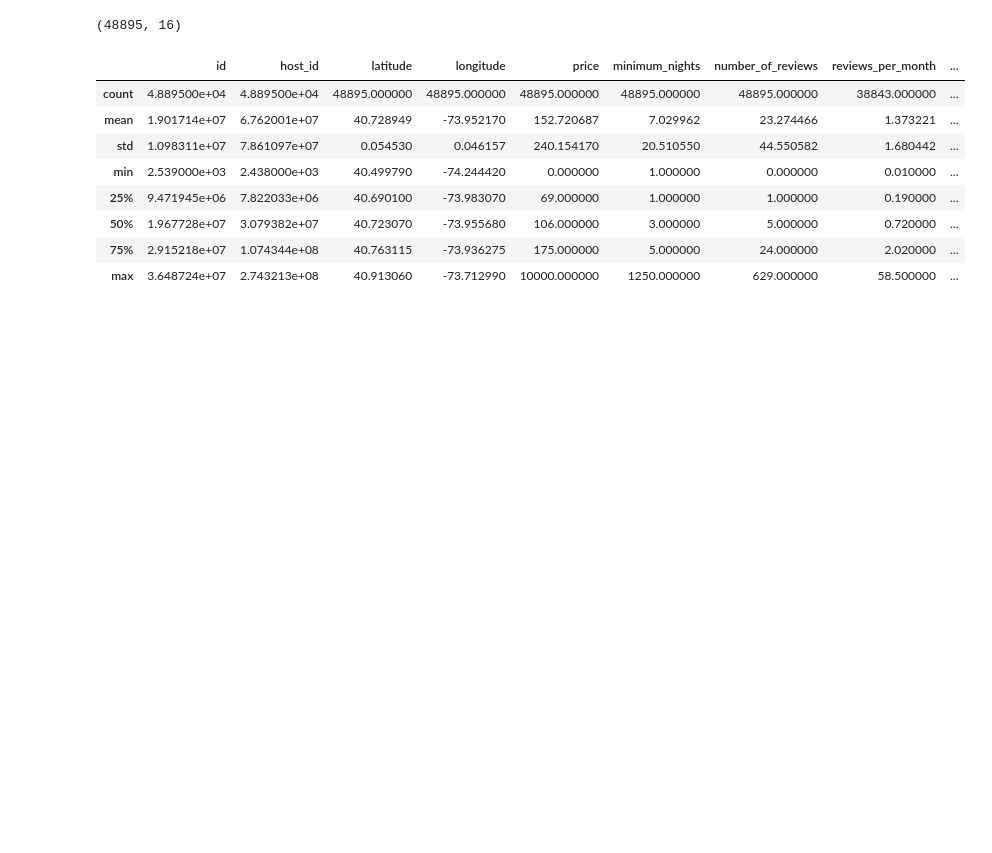
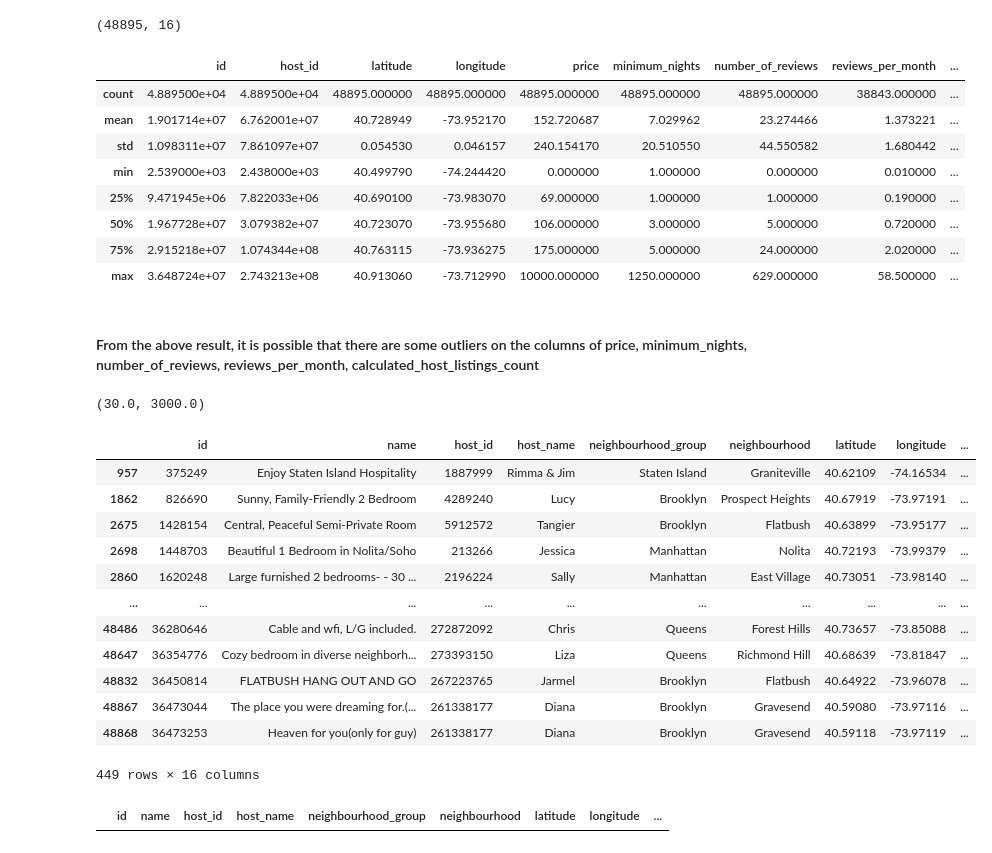
Before and after one commit to rhodapang/Python-Project, a Jupyter notebook: Data Science Feature Engineering by Python.ipynb, the cells around one changed output. Saved outputs shown, nothing was run; the diff lists cells and outputs as text; code cells hidden in the pictures; blank space fills up the shorter version.

```diff
--- a/Data Science Feature Engineering by Python.ipynb
+++ b/Data Science Feature Engineering by Python.ipynb
@@ -187,3 +187,32 @@ df_NY.describe()
 | 50% | 1.967728e+07 | 3.079382e+07 | 40.723070 | -73.955680 | 106.000000 | 3.000000 | 5.000000 | 0.720000 | ... |
 | 75% | 2.915218e+07 | 1.074344e+08 | 40.763115 | -73.936275 | 175.000000 | 5.000000 | 24.000000 | 2.020000 | ... |
 | max | 3.648724e+07 | 2.743213e+08 | 40.913060 | -73.712990 | 10000.000000 | 1250.000000 | 629.000000 | 58.500000 | ... |
+# %% [markdown]
+#### From the above result, it is possible that there are some outliers on the columns of price, minimum_nights, number_of_reviews, reviews_per_month, calculated_host_listings_count
+# %%
+min_threshold, max_threshold = df_NY.price.quantile([0.01,0.999])
+min_threshold, max_threshold
+# %% [output]
+(30.0, 3000.0)
+# %%
+# There are 93 home/apt about the price are outliers
+df_NY[(df_NY['price']<min_threshold) |(df_NY['price'] > max_threshold)]
+# %% [output]
+|  | id | name | host_id | host_name | neighbourhood_group | neighbourhood | latitude | longitude | ... |
+| 957 | 375249 | Enjoy Staten Island Hospitality | 1887999 | Rimma & Jim | Staten Island | Graniteville | 40.62109 | -74.16534 | ... |
+| 1862 | 826690 | Sunny, Family-Friendly 2 Bedroom | 4289240 | Lucy | Brooklyn | Prospect Heights | 40.67919 | -73.97191 | ... |
+| 2675 | 1428154 | Central, Peaceful Semi-Private Room | 5912572 | Tangier | Brooklyn | Flatbush | 40.63899 | -73.95177 | ... |
+| 2698 | 1448703 | Beautiful 1 Bedroom in Nolita/Soho | 213266 | Jessica | Manhattan | Nolita | 40.72193 | -73.99379 | ... |
+| 2860 | 1620248 | Large furnished 2 bedrooms- - 30 ... | 2196224 | Sally | Manhattan | East Village | 40.73051 | -73.98140 | ... |
+| ... | ... | ... | ... | ... | ... | ... | ... | ... | ... |
+| 48486 | 36280646 | Cable and wfi, L/G included. | 272872092 | Chris | Queens | Forest Hills | 40.73657 | -73.85088 | ... |
+| 48647 | 36354776 | Cozy bedroom in diverse neighborh... | 273393150 | Liza | Queens | Richmond Hill | 40.68639 | -73.81847 | ... |
+| 48832 | 36450814 | FLATBUSH HANG OUT AND GO | 267223765 | Jarmel | Brooklyn | Flatbush | 40.64922 | -73.96078 | ... |
+| 48867 | 36473044 | The place you were dreaming for.(... | 261338177 | Diana | Brooklyn | Gravesend | 40.59080 | -73.97116 | ... |
+| 48868 | 36473253 | Heaven for you(only for guy) | 261338177 | Diana | Brooklyn | Gravesend | 40.59118 | -73.97119 | ... |
+449 rows × 16 columns
+# %%
+df_NY_2 = df_NY[(df_NY['price']>min_threshold) & (df_NY['price'] < max_threshold)]
+df_NY_2
+# %% [output]
+|  | id | name | host_id | host_name | neighbourhood_group | neighbourhood | latitude | longitude | ... |
```
